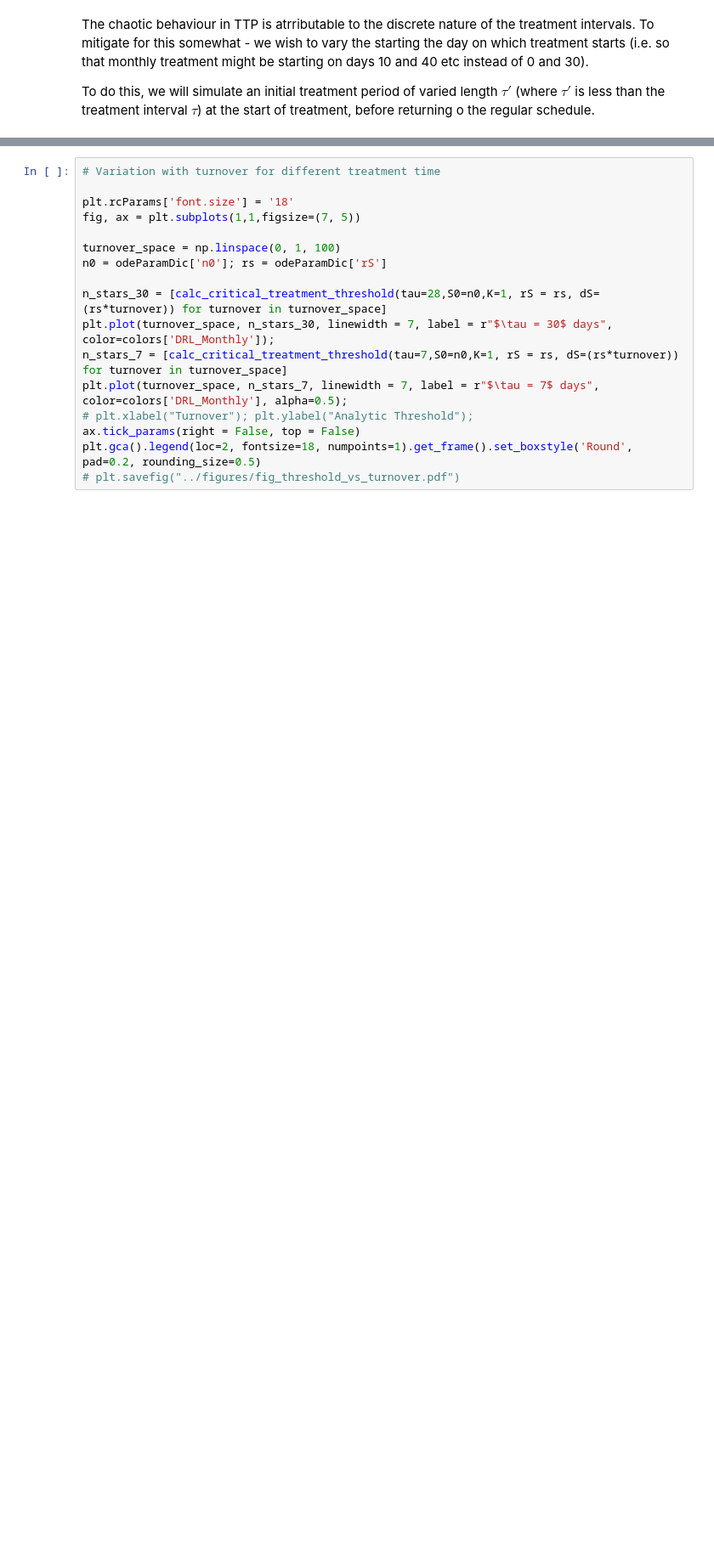
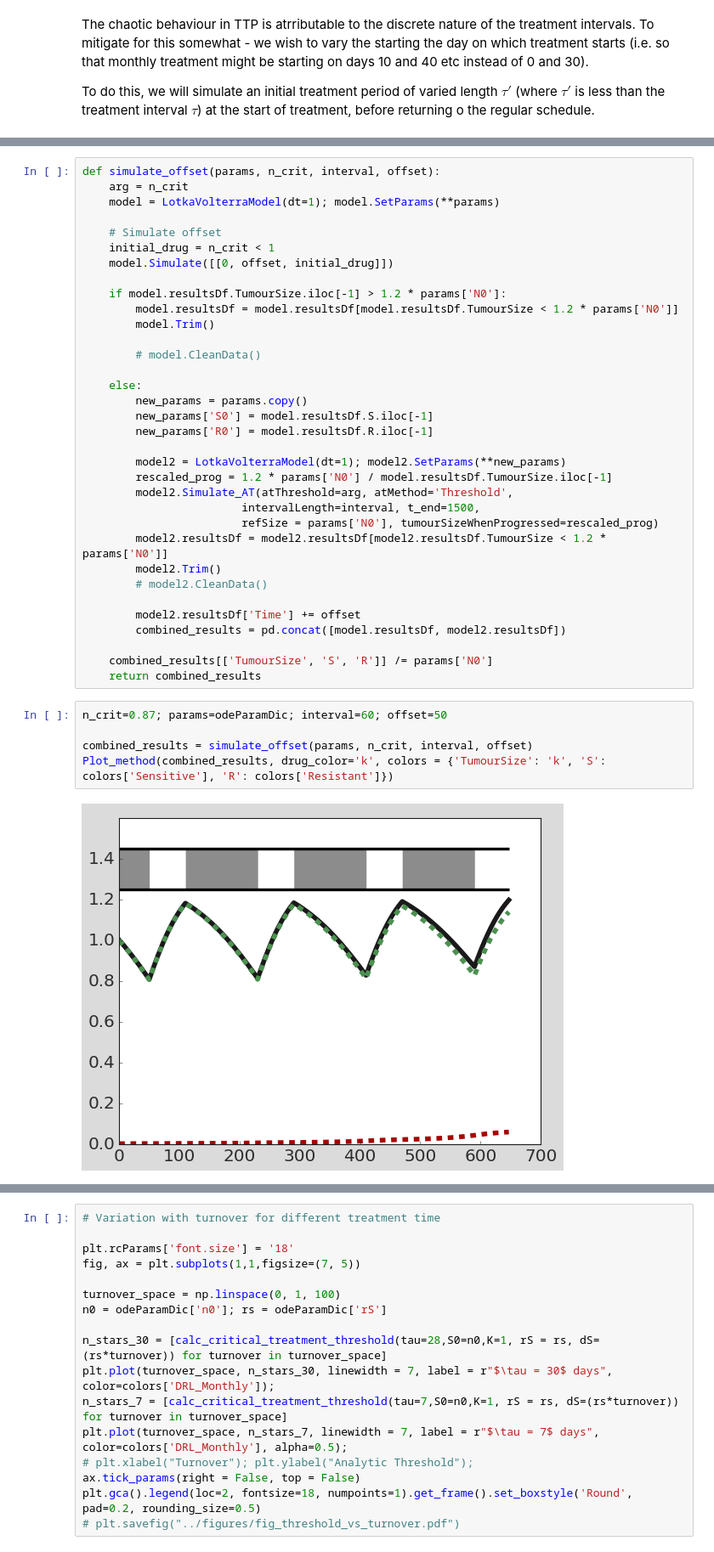
Before and after one commit to KCGallagher/AT_Model_Comparison, a Jupyter notebook: lotka_volterra/critical_threshold.ipynb, the cells around one changed output, grey strips where cells are left out. Shown at 85% size. Drawn from its saved outputs; the diff is of its cells as text; blank space fills up the shorter version.

```diff
--- a/lotka_volterra/critical_threshold.ipynb
+++ b/lotka_volterra/critical_threshold.ipynb
@@ -250,0 +257,41 @@ print(model2.resultsDf.tail())
+# %%
+def simulate_offset(params, n_crit, interval, offset):
+    arg = n_crit
+    model = LotkaVolterraModel(dt=1); model.SetParams(**params)
+
+    # Simulate offset
+    initial_drug = n_crit < 1
+    model.Simulate([[0, offset, initial_drug]])
+
+    if model.resultsDf.TumourSize.iloc[-1] > 1.2 * params['N0']:
+        model.resultsDf = model.resultsDf[model.resultsDf.TumourSize < 1.2 * params['N0']]
+        model.Trim()
+
+        # model.CleanData()
+
+    else:
+        new_params = params.copy()
+        new_params['S0'] = model.resultsDf.S.iloc[-1]
+        new_params['R0'] = model.resultsDf.R.iloc[-1]
+
+        model2 = LotkaVolterraModel(dt=1); model2.SetParams(**new_params)
+        rescaled_prog = 1.2 * params['N0'] / model.resultsDf.TumourSize.iloc[-1]
+        model2.Simulate_AT(atThreshold=arg, atMethod='Threshold',
+                        intervalLength=interval, t_end=1500,
+                        refSize = params['N0'], tumourSizeWhenProgressed=rescaled_prog)
+        model2.resultsDf = model2.resultsDf[model2.resultsDf.TumourSize < 1.2 * params['N0']]
+        model2.Trim()
+        # model2.CleanData()
+
+        model2.resultsDf['Time'] += offset
+        combined_results = pd.concat([model.resultsDf, model2.resultsDf])
+
+    combined_results[['TumourSize', 'S', 'R']] /= params['N0']
+    return combined_results
+# %%
+n_crit=0.87; params=odeParamDic; interval=60; offset=50
+
+combined_results = simulate_offset(params, n_crit, interval, offset)
+Plot_method(combined_results, drug_color='k', colors = {'TumourSize': 'k', 'S': colors['Sensitive'], 'R': colors['Resistant']})
+# %% [output]
+[figure, added]
```
Also changed, not shown: parts of 8 cells of this notebook, 17 other files.
